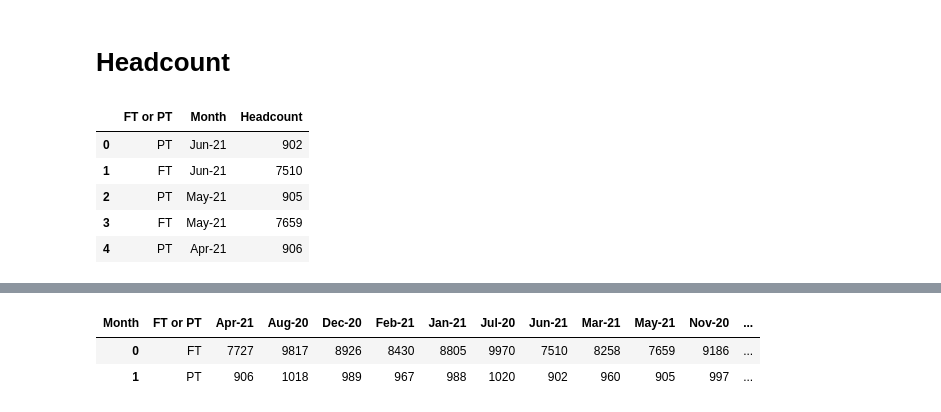
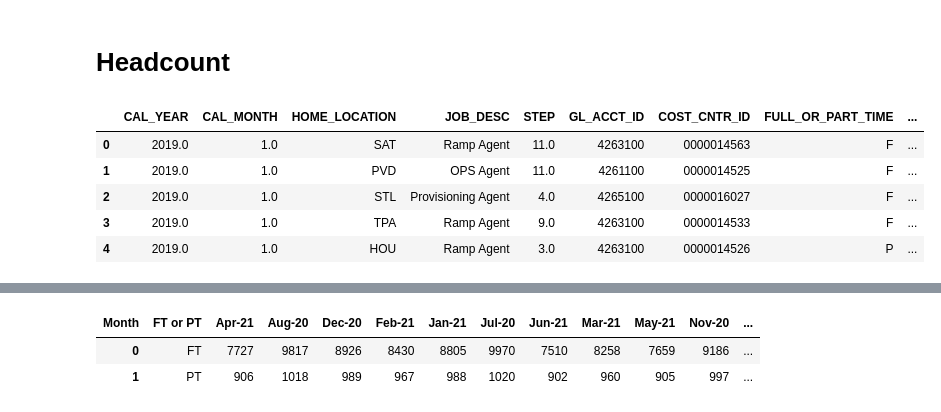
Before and after one commit to Blackkadder/Machine_learning_flask_UI, a Jupyter notebook: app/Tests.ipynb, the cells around one changed output, grey strips where cells are left out. Drawn from its saved outputs; the diff is of its cells as text; code cells hidden in the pictures.

```diff
--- a/app/Tests.ipynb
+++ b/app/Tests.ipynb
@@ -177,12 +175,16 @@ TabError: inconsistent use of tabs and spaces in indentation (<ipython-input-49-
 show(modify_doc)
 # %% [markdown]
 # Headcount
-# %%
-df.head()
-# %% [output]
-|  | FT or PT | Month | Headcount |
-| 0 | PT | Jun-21 | 902 |
-| 1 | FT | Jun-21 | 7510 |
-| 2 | PT | May-21 | 905 |
-| 3 | FT | May-21 | 7659 |
-| 4 | PT | Apr-21 | 906 |
+# %%
+headcount_df = pd.read_csv('../data/headcount.txt',sep='\t', thousands=',')
+headcount_df['Date'] =  pd.to_datetime({'year':headcount_df.CAL_YEAR,
+                                  'month': headcount_df.CAL_MONTH,
+                                  'day':1})
+headcount_df.head()
+# %% [output]
+|  | CAL_YEAR | CAL_MONTH | HOME_LOCATION | JOB_DESC | STEP | GL_ACCT_ID | COST_CNTR_ID | FULL_OR_PART_TIME | ... |
+| 0 | 2019.0 | 1.0 | SAT | Ramp Agent | 11.0 | 4263100 | 0000014563 | F | ... |
+| 1 | 2019.0 | 1.0 | PVD | OPS Agent | 11.0 | 4261100 | 0000014525 | F | ... |
+| 2 | 2019.0 | 1.0 | STL | Provisioning Agent | 4.0 | 4265100 | 0000016027 | F | ... |
+| 3 | 2019.0 | 1.0 | TPA | Ramp Agent | 9.0 | 4263100 | 0000014533 | F | ... |
+| 4 | 2019.0 | 1.0 | HOU | Ramp Agent | 3.0 | 4263100 | 0000014526 | P | ... |
```
Also changed, not shown: parts of 4 cells of this notebook, 4 other files.
